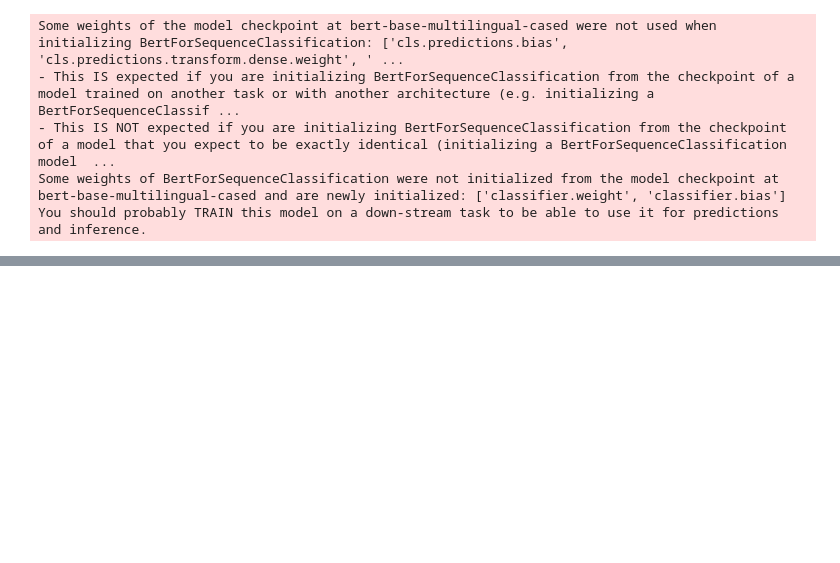
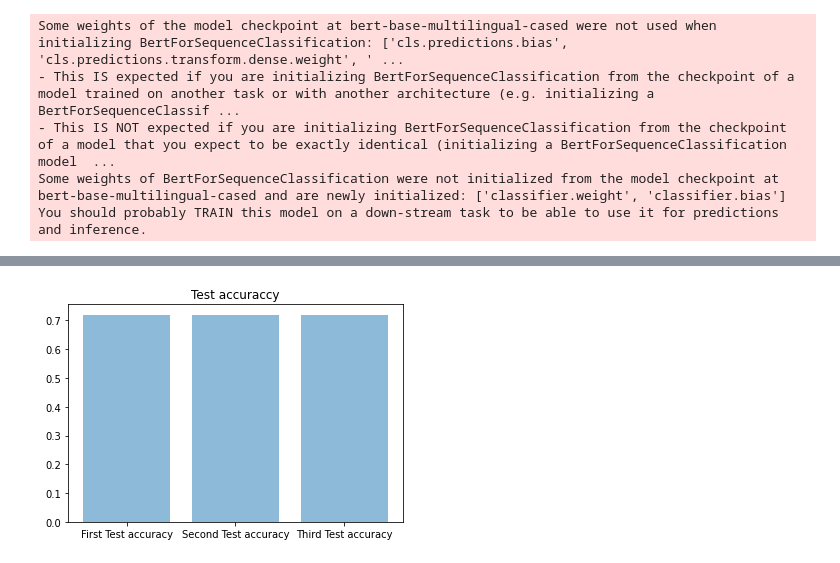
Before and after one commit to Nukleari/GLUMGLEK_final_project, a Jupyter notebook: final_project.ipynb, the cells around one changed output, grey strips where cells are left out. Saved outputs shown, nothing was run; the diff lists cells and outputs as text; code cells hidden in the pictures; blank space fills up the shorter version.

```diff
--- a/final_project.ipynb
+++ b/final_project.ipynb
@@ -164,0 +242,11 @@ training()
+# %%
+objects = ('First Test accuracy', 'Second Test accuracy', 'Third Test accuracy')
+y_pos = np.arange(len(objects))
+performance = [testmetrics[1], testmetrics[1], testmetrics[1]]
+plt.bar(y_pos, performance, align='center', alpha=0.5)
+plt.xticks(y_pos, objects)
+plt.title('Test accuraccy')
+
+plt.show()
+# %% [output]
+[figure, added]
```
Also changed, not shown: parts of 6 cells of this notebook.
